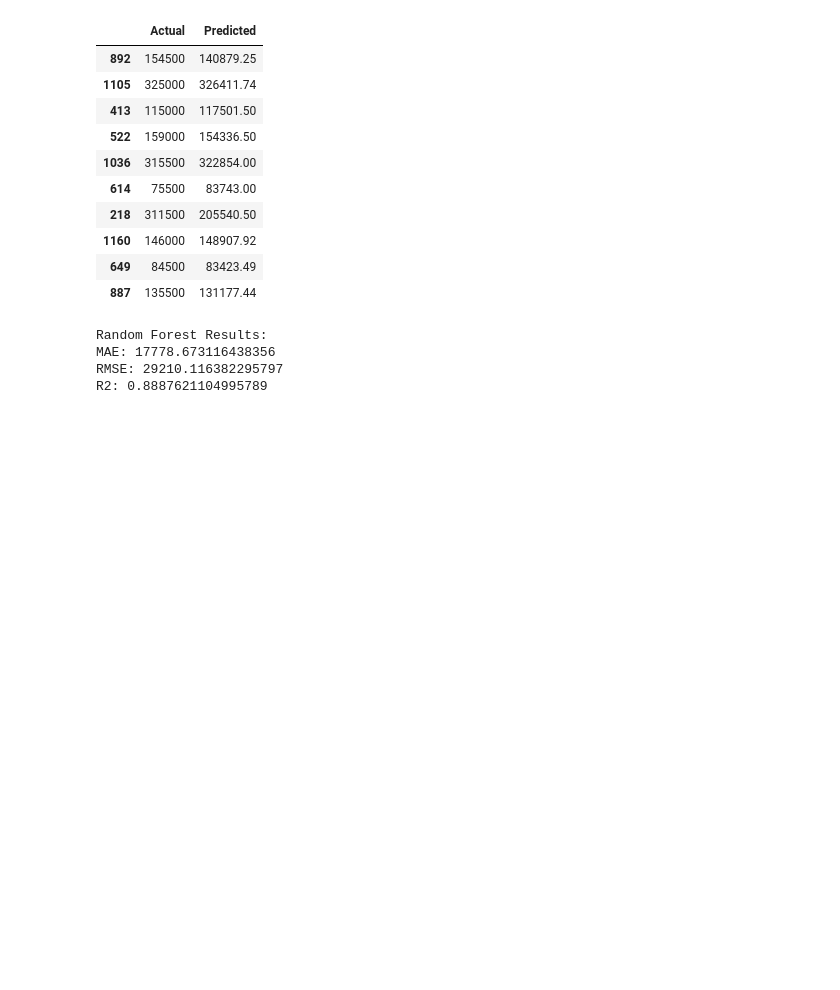
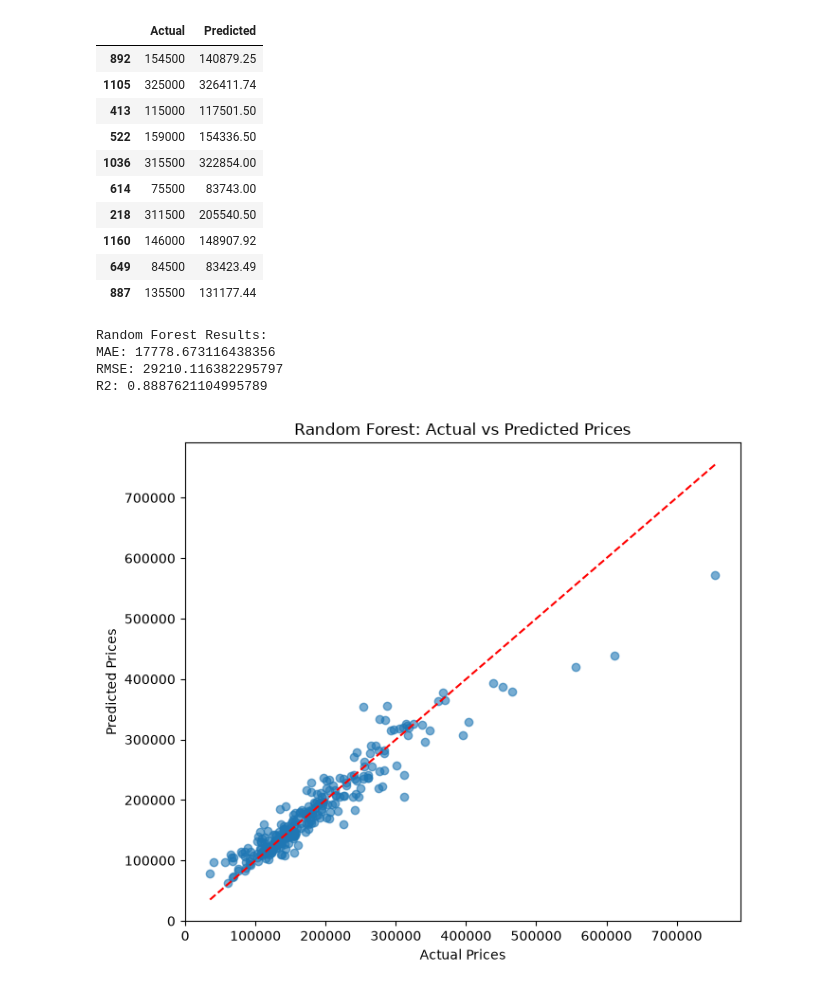
Before and after one commit to Kasias1/house-price-predictor, a Jupyter notebook: House_Price_EDA.ipynb, the cells around one changed output. Drawn from its saved outputs; the diff is of its cells as text; code cells hidden in the pictures; blank space fills up the shorter version.

```diff
--- a/House_Price_EDA.ipynb
+++ b/House_Price_EDA.ipynb
@@ -1,7 +25,5 @@
 # %%
-import pandas as pd
-
-df = pd.read_csv(r"C:\Users\ooluw\Downloads\ML-journey\house-price predictor\Data\raw\train.csv")
+df = pd.read_csv(r"Data\raw\train.csv")
 df.head()
 # %% [output]
 |  | Id | MSSubClass | MSZoning | LotFrontage | LotArea | Street | Alley | LotShape | LandContour | ... |
@@ -481,0 +558,15 @@ dtype: int64
+# %%
+from sklearn.dummy import DummyRegressor
+
+baseline = DummyRegressor(strategy = "mean")
+baseline.fit(X_train, y_train)
+
+baseline_predictions = baseline.predict(X_test)
+baseline_mae = mean_absolute_error(y_test, baseline_predictions)
+baseline_rmse = root_mean_squared_error(y_test, baseline_predictions)
+baseline_r2 = r2_score(y_test, baseline_predictions)
+
+print("Baseline Results:")
+print(f"MAE: {baseline_mae}")
+print(f"RMSE: {baseline_rmse}")
+print(f"R²: {baseline_r2}")
@@ -623,3 +722,22 @@ Random Forest Results:
 MAE: 17778.673116438356
 RMSE: 29210.116382295797
 R2: 0.8887621104995789
+# %%
+plt.figure(figsize =(7,6))
+plt.scatter(y_test, rf_predictions, alpha = 0.6)
+
+minimum_price = min(y_test.min(), rf_predictions.min())
+maximum_price = max(y_test.max(), rf_predictions.max())
+
+plt.plot([minimum_price, maximum_price],
+        [minimum_price, maximum_price],
+        color = "red", linestyle = "--")
+
+plt.xlabel("Actual Prices")
+plt.ylabel("Predicted Prices")
+plt.title("Random Forest: Actual vs Predicted Prices")
+plt.tight_layout()
+plt.savefig("images/random_forest_actual_vs_predicted_prices.png", dpi=300)
+plt.show()
+# %% [output]
+[figure, added]
```
Also changed, not shown: parts of 59 cells of this notebook, 4 other files.
